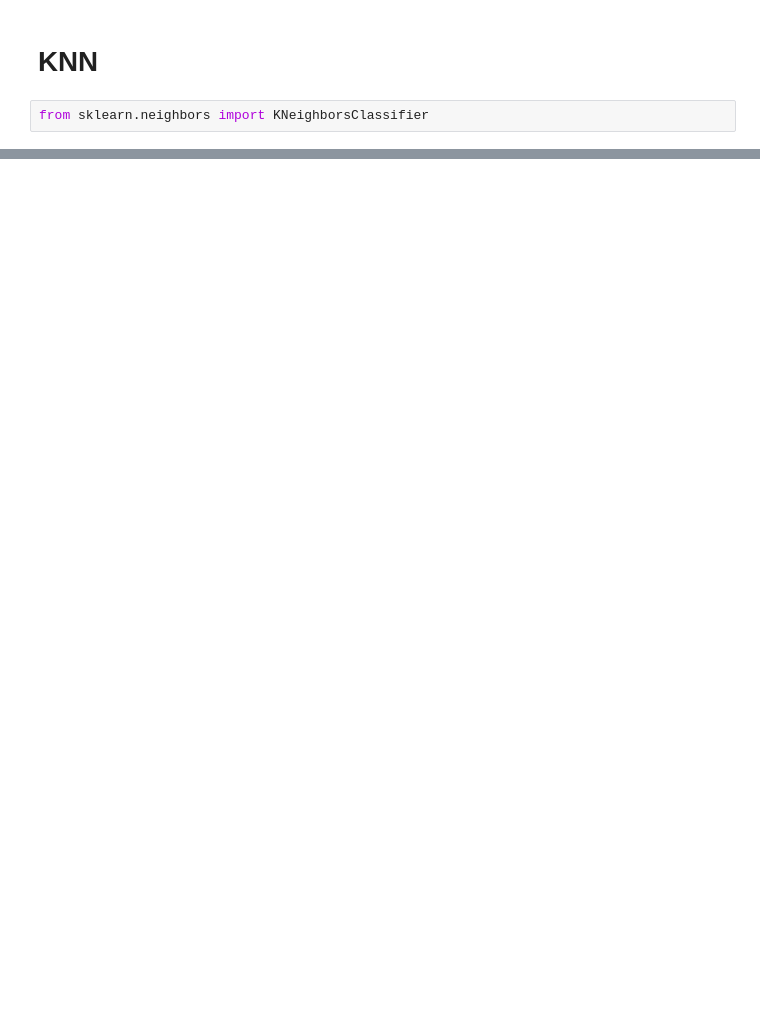
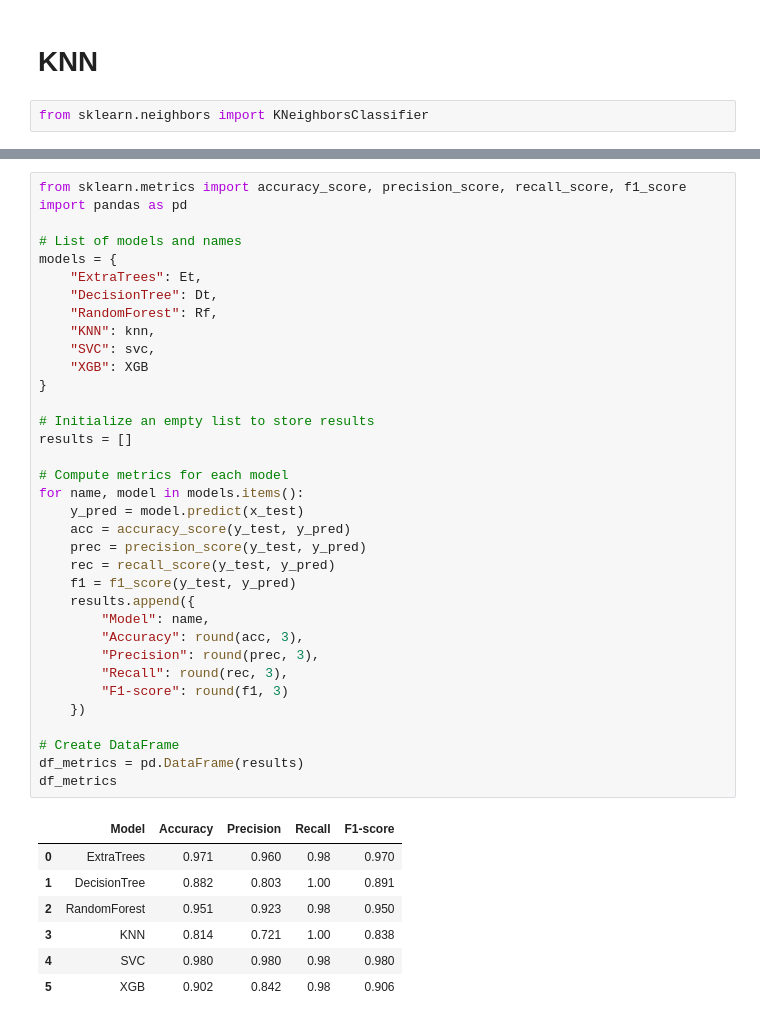
Before and after one commit to sazol07/Projects, a Jupyter notebook: Breast cancer using ml.ipynb, the cells around one changed output, grey strips where cells are left out. Saved outputs shown, nothing was run; the diff lists cells and outputs as text; blank space fills up the shorter version.

```diff
--- a/Breast cancer using ml.ipynb
+++ b/Breast cancer using ml.ipynb
@@ -680,0 +530,43 @@ knn_ = GridSearchCV(KNeighborsClassifier(),x_train,y_train,cv= KFold(n_splits=10
+# %%
+from sklearn.metrics import accuracy_score, precision_score, recall_score, f1_score
+import pandas as pd
+
+# List of models and names
+models = {
+    "ExtraTrees": Et,
+    "DecisionTree": Dt,
+    "RandomForest": Rf,
+    "KNN": knn,
+    "SVC": svc,
+    "XGB": XGB
+}
+
+# Initialize an empty list to store results
+results = []
+
+# Compute metrics for each model
+for name, model in models.items():
+    y_pred = model.predict(x_test)
+    acc = accuracy_score(y_test, y_pred)
+    prec = precision_score(y_test, y_pred)
+    rec = recall_score(y_test, y_pred)
+    f1 = f1_score(y_test, y_pred)
+    results.append({
+        "Model": name,
+        "Accuracy": round(acc, 3),
+        "Precision": round(prec, 3),
+        "Recall": round(rec, 3),
+        "F1-score": round(f1, 3)
+    })
+
+# Create DataFrame
+df_metrics = pd.DataFrame(results)
+df_metrics
+# %% [output]
+|  | Model | Accuracy | Precision | Recall | F1-score |
+| 0 | ExtraTrees | 0.971 | 0.960 | 0.98 | 0.970 |
+| 1 | DecisionTree | 0.882 | 0.803 | 1.00 | 0.891 |
+| 2 | RandomForest | 0.951 | 0.923 | 0.98 | 0.950 |
+| 3 | KNN | 0.814 | 0.721 | 1.00 | 0.838 |
+| 4 | SVC | 0.980 | 0.980 | 0.98 | 0.980 |
+| 5 | XGB | 0.902 | 0.842 | 0.98 | 0.906 |
```
Also changed, not shown: parts of 45 cells of this notebook.
